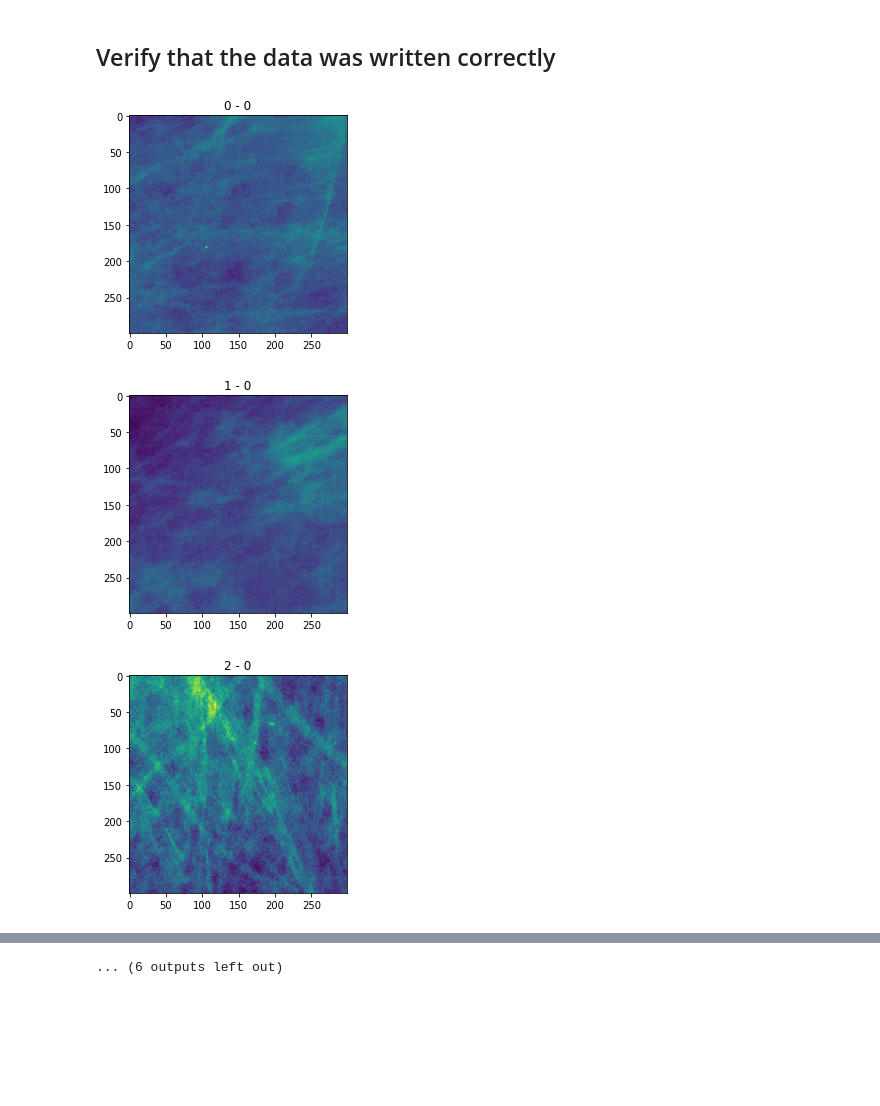
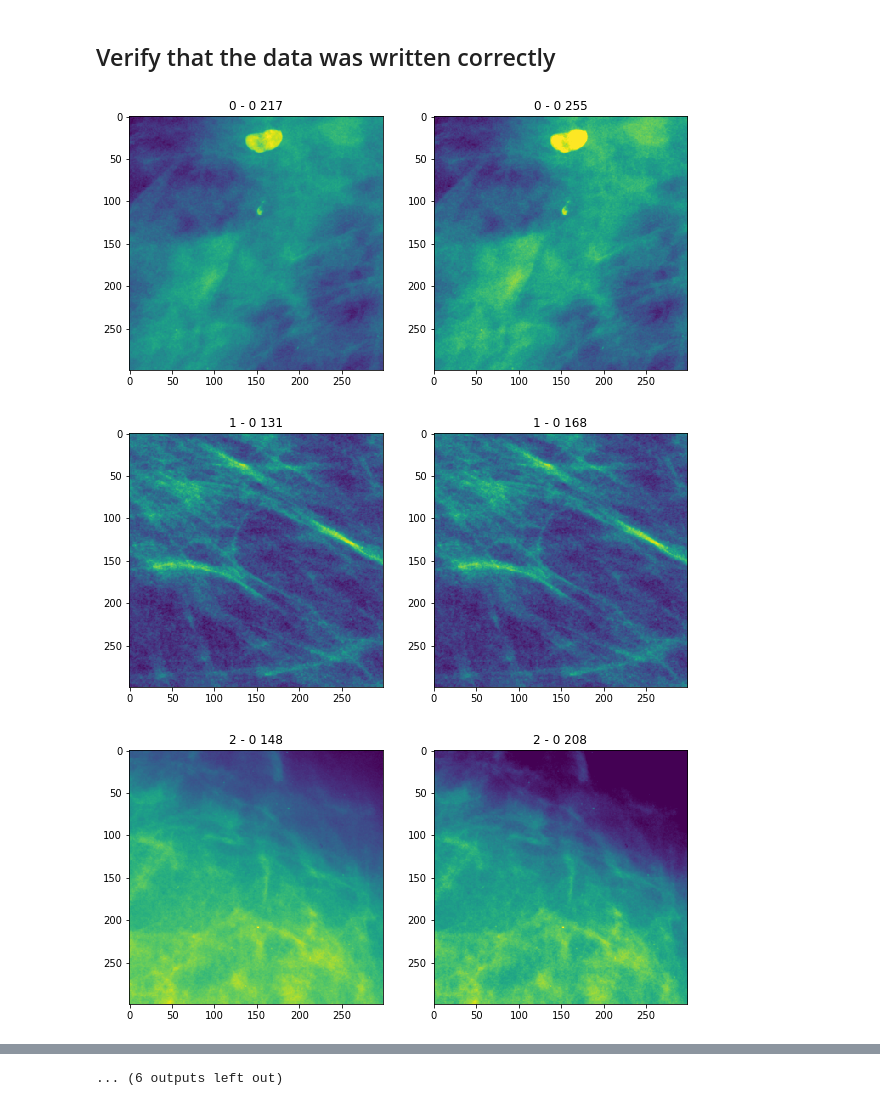
Before and after one commit to escuccim/mias-mammography, a Jupyter notebook: write_to_tfrecords_9.ipynb, the cells around one changed output, grey strips where cells are left out. Saved outputs shown, nothing was run; the diff lists cells and outputs as text; code cells hidden in the pictures; blank space fills up the shorter version.

```diff
--- a/write_to_tfrecords_9.ipynb
+++ b/write_to_tfrecords_9.ipynb
@@ -363,7 +363,7 @@ def read_and_decode_single_example(filenames):
     image = tf.reshape(image, [299, 299, 1])
 
     # scale the image
-    image = tf.image.per_image_standardization(image)
+    #image = tf.image.per_image_standardization(image)
 
     # random flip image
     image = tf.image.random_flip_left_right(image)
@@ -379,6 +379,8 @@ label, image = read_and_decode_single_example(["data/training9_0.tfrecords", "da
 #images_batch, labels_batch = tf.train.shuffle_batch([image, label], batch_size=16, capacity=2000, min_after_dequeue=1000)
 images_batch, labels_batch = tf.train.batch([image, label], batch_size=16, capacity=2000)
 
+contrast_img = tf.image.adjust_contrast(images_batch, 2.0)
+
 # class_weight = tf.constant([4.0,1.0,1.0,1.0, 1.0])
 # weight_per_label = tf.transpose(tf.matmul(tf.cast(tf.one_hot(labels_batch, depth=5), tf.float32), tf.transpose(class_weight)))
 
@@ -386,23 +388,28 @@ global_step = tf.Variable(0, trainable=False)
 # %%
 with tf.Session() as sess:
     sess.run(tf.global_variables_initializer())
     sess.run(tf.local_variables_initializer())
 
     coord = tf.train.Coordinator()
     threads = tf.train.start_queue_runners(coord=coord)
     for j in range(3):
-        la_b, im_b = sess.run([labels_batch, images_batch])
+        la_b, im_b, im_b2 = sess.run([labels_batch, images_batch, contrast_img])
 
         for i in range(6):
-            plt.imshow(im_b[i].reshape([299,299]))
-            plt.title(str(i) + " - " + str(la_b[i]))
+            f, ax = plt.subplots(1, 2, figsize=(10, 5))
+
+            ax[0].imshow(im_b[i].reshape([299,299]))
+            ax[0].set_title(str(i) + " - " + str(la_b[i]) + " " + str(np.max(im_b[i])))
+
+            ax[1].imshow(im_b2[i].reshape([299,299]))
+            ax[1].set_title(str(i) + " - " + str(la_b[i]) + " " + str(np.max(im_b2[i])))
             plt.show()
 
     coord.request_stop()
 
     # Wait for threads to stop
     coord.join(threads)
 # %% [output]
-[figure, old version]
+[figure, new version]
-[figure, old version]
+[figure, new version]
-[figure, old version]
+[figure, new version]
```
Also changed, not shown: parts of 1 cell of this notebook, 7 other files.
